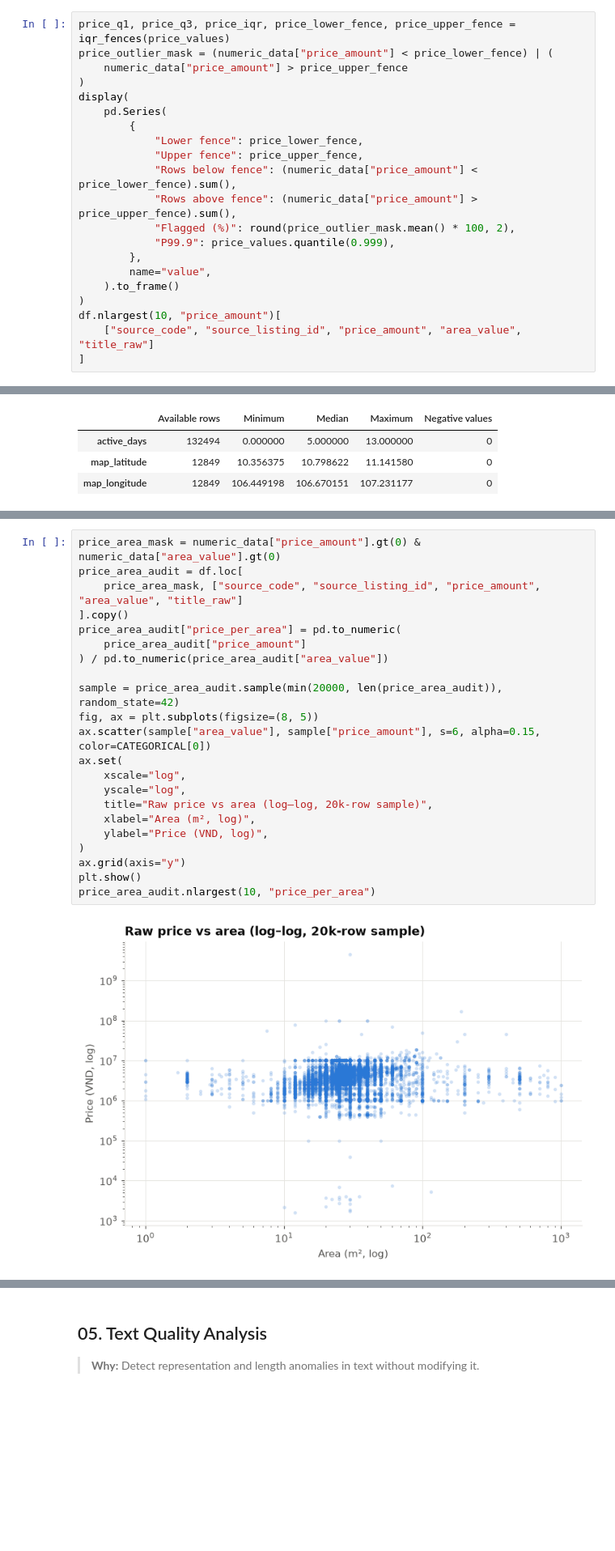
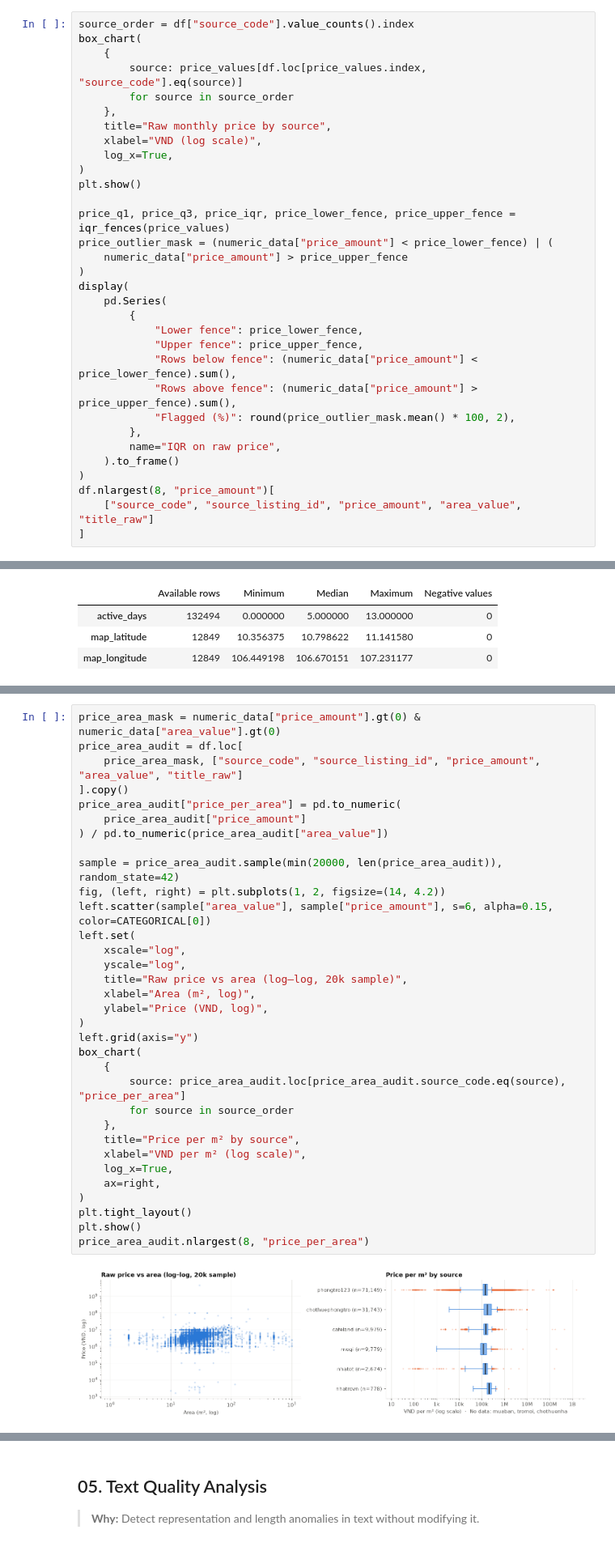
Before and after one commit to HauCoder2005/roombeacon-system, a Jupyter notebook: notebooks/01_roombeacon_eda.ipynb, the cells around one changed output, grey strips where cells are left out. Shown at 81% size. Drawn from its saved outputs; the diff is of its cells as text; blank space fills up the shorter version.

```diff
--- a/notebooks/01_roombeacon_eda.ipynb
+++ b/notebooks/01_roombeacon_eda.ipynb
@@ -486,4 +653,16 @@ IQR fences flag values for review; they do not mark them as errors.
 # %%
+source_order = df["source_code"].value_counts().index
+box_chart(
+    {
+        source: price_values[df.loc[price_values.index, "source_code"].eq(source)]
+        for source in source_order
+    },
+    title="Raw monthly price by source",
+    xlabel="VND (log scale)",
+    log_x=True,
+)
+plt.show()
+
 price_q1, price_q3, price_iqr, price_lower_fence, price_upper_fence = iqr_fences(price_values)
 price_outlier_mask = (numeric_data["price_amount"] < price_lower_fence) | (
     numeric_data["price_amount"] > price_upper_fence
@@ -496,12 +675,11 @@ display(
             "Rows below fence": (numeric_data["price_amount"] < price_lower_fence).sum(),
             "Rows above fence": (numeric_data["price_amount"] > price_upper_fence).sum(),
             "Flagged (%)": round(price_outlier_mask.mean() * 100, 2),
-            "P99.9": price_values.quantile(0.999),
         },
-        name="value",
+        name="IQR on raw price",
     ).to_frame()
 )
-df.nlargest(10, "price_amount")[
+df.nlargest(8, "price_amount")[
     ["source_code", "source_listing_id", "price_amount", "area_value", "title_raw"]
 ]
 # %% [output]
@@ -602,27 +799,38 @@ Price per m² is an audit-only ratio for spotting implausible pairs.
 # %%
 price_area_mask = numeric_data["price_amount"].gt(0) & numeric_data["area_value"].gt(0)
 price_area_audit = df.loc[
     price_area_mask, ["source_code", "source_listing_id", "price_amount", "area_value", "title_raw"]
 ].copy()
 price_area_audit["price_per_area"] = pd.to_numeric(
     price_area_audit["price_amount"]
 ) / pd.to_numeric(price_area_audit["area_value"])
 
 sample = price_area_audit.sample(min(20000, len(price_area_audit)), random_state=42)
-fig, ax = plt.subplots(figsize=(8, 5))
-ax.scatter(sample["area_value"], sample["price_amount"], s=6, alpha=0.15, color=CATEGORICAL[0])
-ax.set(
+fig, (left, right) = plt.subplots(1, 2, figsize=(14, 4.2))
+left.scatter(sample["area_value"], sample["price_amount"], s=6, alpha=0.15, color=CATEGORICAL[0])
+left.set(
     xscale="log",
     yscale="log",
-    title="Raw price vs area (log–log, 20k-row sample)",
+    title="Raw price vs area (log–log, 20k sample)",
     xlabel="Area (m², log)",
     ylabel="Price (VND, log)",
 )
-ax.grid(axis="y")
+left.grid(axis="y")
+box_chart(
+    {
+        source: price_area_audit.loc[price_area_audit.source_code.eq(source), "price_per_area"]
+        for source in source_order
+    },
+    title="Price per m² by source",
+    xlabel="VND per m² (log scale)",
+    log_x=True,
+    ax=right,
+)
+plt.tight_layout()
 plt.show()
-price_area_audit.nlargest(10, "price_per_area")
+price_area_audit.nlargest(8, "price_per_area")
 # %% [output]
-[figure, old version]
+[figure, new version]
 |  | source_code | source_listing_id | price_amount | area_value | title_raw | price_per_area |
 | 104152 | phongtro123 | tinh-thanh/ho-chi-minh/phong-tro-... | 3.800000e+10 | 25.0 | phòng trọ cho thuê có gác giá 380... | 1.520000e+09 |
 | 36968 | cafeland | 2838449 | 9.900000e+10 | 224.5 | Phòng trọ: Bán Building MT Hai Bà... | 4.409800e+08 |
```
Also changed, not shown: parts of 34 cells of this notebook, 2 other files.
